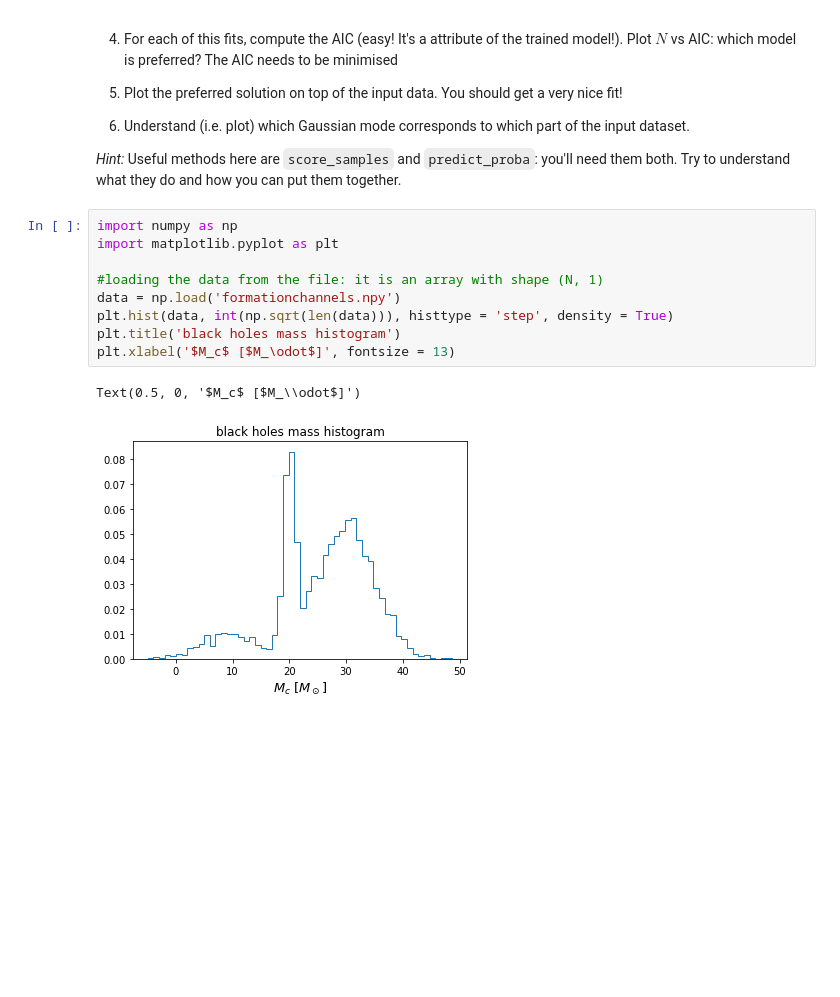
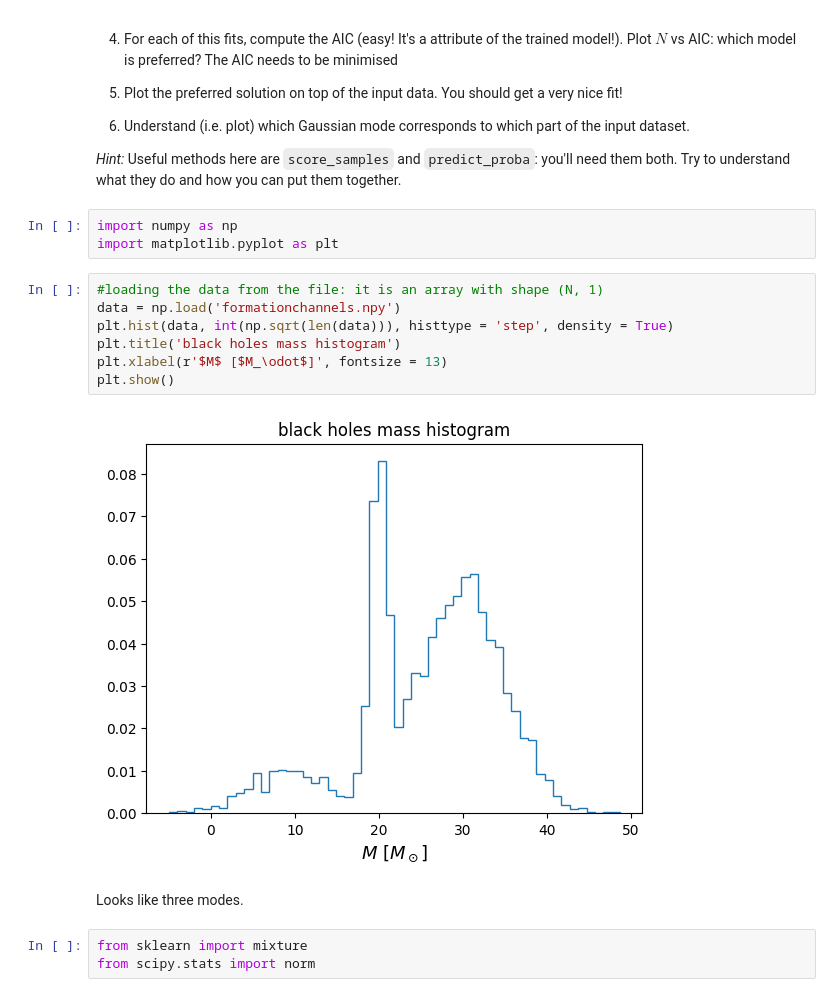
Before and after one commit to lisam10/astrostatistics_bicocca_2024, a Jupyter notebook: working/W06_BHmodels.ipynb, the cells around one changed output. Drawn from its saved outputs; the diff is of its cells as text; blank space fills up the shorter version.

```diff
--- a/working/W06_BHmodels.ipynb
+++ b/working/W06_BHmodels.ipynb
@@ -27,16 +29,21 @@ Note: `sklearn` by default will use the so-called [Expectation-Maximization algo
 6) Understand (i.e. plot) which Gaussian mode corresponds to which part of the input dataset.
 
 *Hint:* Useful methods here are `score_samples` and `predict_proba`: you'll need them both. Try to understand what they do and how you can put them together.
+# %%
+import numpy as np
+import matplotlib.pyplot as plt
 # %%
-import numpy as np
-import matplotlib.pyplot as plt
-
 #loading the data from the file: it is an array with shape (N, 1)
 data = np.load('formationchannels.npy')
 plt.hist(data, int(np.sqrt(len(data))), histtype = 'step', density = True)
 plt.title('black holes mass histogram')
-plt.xlabel('$M_c$ [$M_\odot$]', fontsize = 13)
+plt.xlabel(r'$M$ [$M_\odot$]', fontsize = 13)
+plt.show()
 # %% [output]
-Text(0.5, 0, '$M_c$ [$M_\\odot$]')
-[figure, old version]
+[figure, new version]
+# %% [markdown]
+Looks like three modes.
+# %%
+from sklearn import mixture
+from scipy.stats import norm
 # %%
```
Also changed, not shown: parts of 4 cells of this notebook.
